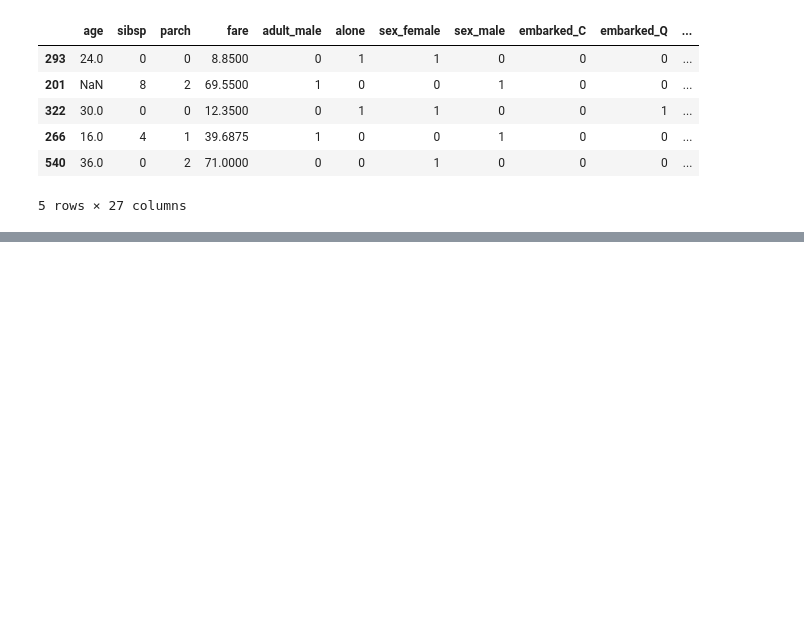
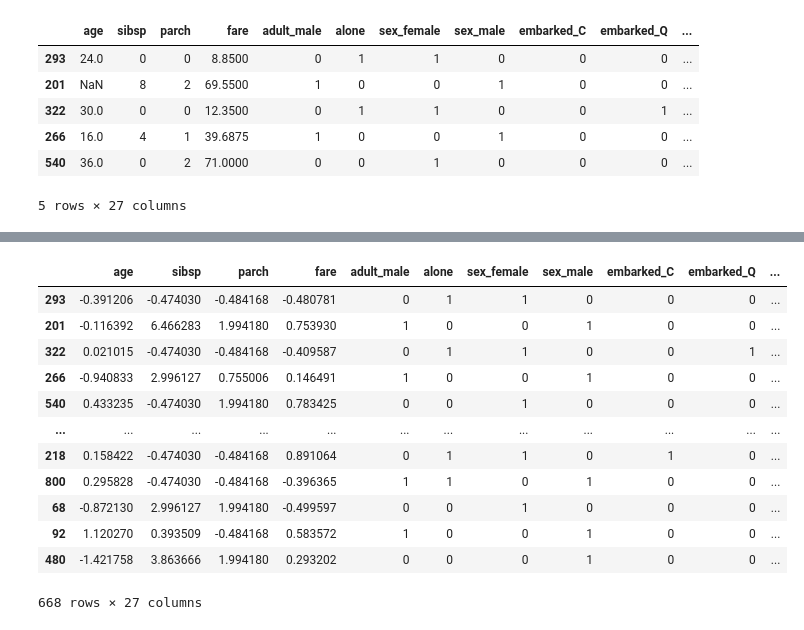
Before and after one commit to TakuroTerui/python_data_processing_100_knock, a Jupyter notebook: 第7章機械学習の前処理を行う10本ノック.ipynb, the cells around one changed output, grey strips where cells are left out. Cells and saved outputs as stored; diff of their text form; code cells hidden in the pictures; blank space fills up the shorter version.

```diff
--- a/第7章機械学習の前処理を行う10本ノック.ipynb
+++ b/第7章機械学習の前処理を行う10本ノック.ipynb
@@ -134,0 +328,20 @@ train_ds = one_hot_encoded
+# %%
+from sklearn.impute import SimpleImputer
+
+age_imputer = SimpleImputer(strategy='median')
+train_ds['age'] = age_imputer.fit_transform(train_ds['age'].values.reshape(-1, 1))
+train_ds
+# %% [output]
+|  | age | sibsp | parch | fare | adult_male | alone | sex_female | sex_male | embarked_C | embarked_Q | ... |
+| 293 | -0.391206 | -0.474030 | -0.484168 | -0.480781 | 0 | 1 | 1 | 0 | 0 | 0 | ... |
+| 201 | -0.116392 | 6.466283 | 1.994180 | 0.753930 | 1 | 0 | 0 | 1 | 0 | 0 | ... |
+| 322 | 0.021015 | -0.474030 | -0.484168 | -0.409587 | 0 | 1 | 1 | 0 | 0 | 1 | ... |
+| 266 | -0.940833 | 2.996127 | 0.755006 | 0.146491 | 1 | 0 | 0 | 1 | 0 | 0 | ... |
+| 540 | 0.433235 | -0.474030 | 1.994180 | 0.783425 | 0 | 0 | 1 | 0 | 0 | 0 | ... |
+| ... | ... | ... | ... | ... | ... | ... | ... | ... | ... | ... | ... |
+| 218 | 0.158422 | -0.474030 | -0.484168 | 0.891064 | 0 | 1 | 1 | 0 | 1 | 0 | ... |
+| 800 | 0.295828 | -0.474030 | -0.484168 | -0.396365 | 1 | 1 | 0 | 1 | 0 | 0 | ... |
+| 68 | -0.872130 | 2.996127 | 1.994180 | -0.499597 | 0 | 0 | 1 | 0 | 0 | 0 | ... |
+| 92 | 1.120270 | 0.393509 | -0.484168 | 0.583572 | 1 | 0 | 0 | 1 | 0 | 0 | ... |
+| 480 | -1.421758 | 3.863666 | 1.994180 | 0.293202 | 0 | 0 | 0 | 1 | 0 | 0 | ... |
+668 rows × 27 columns
```
Also changed, not shown: parts of 38 cells of this notebook.
